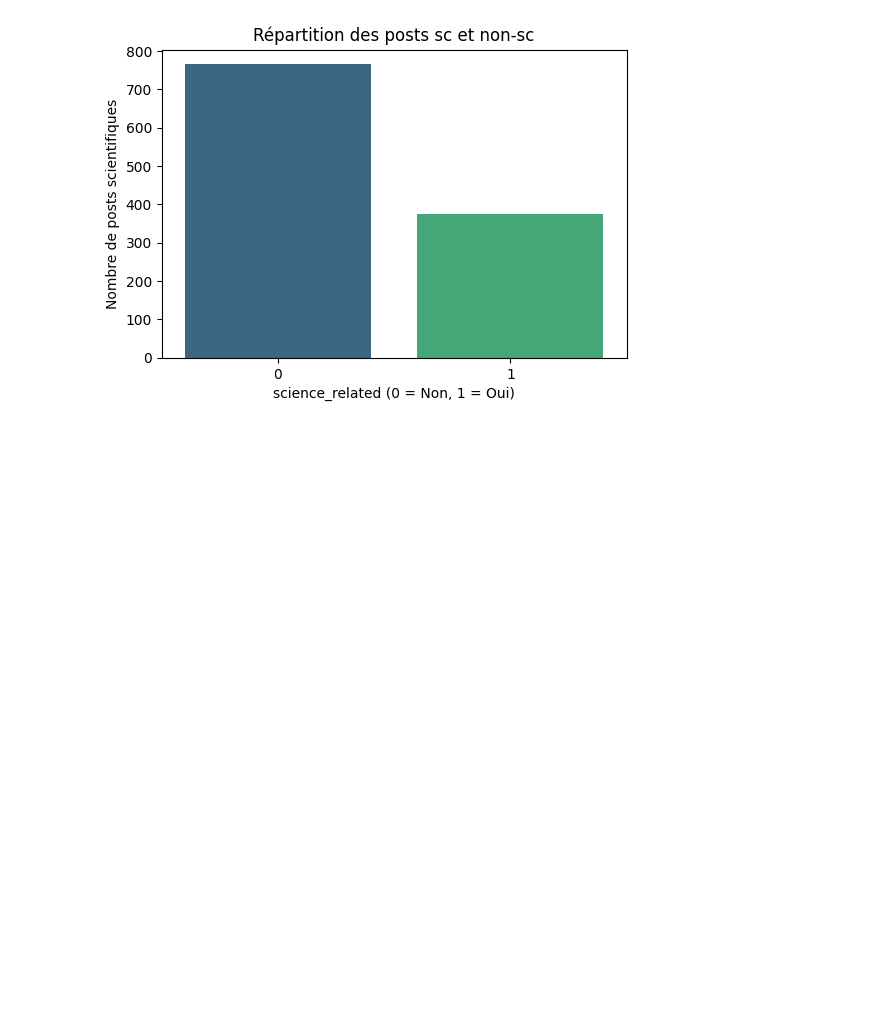
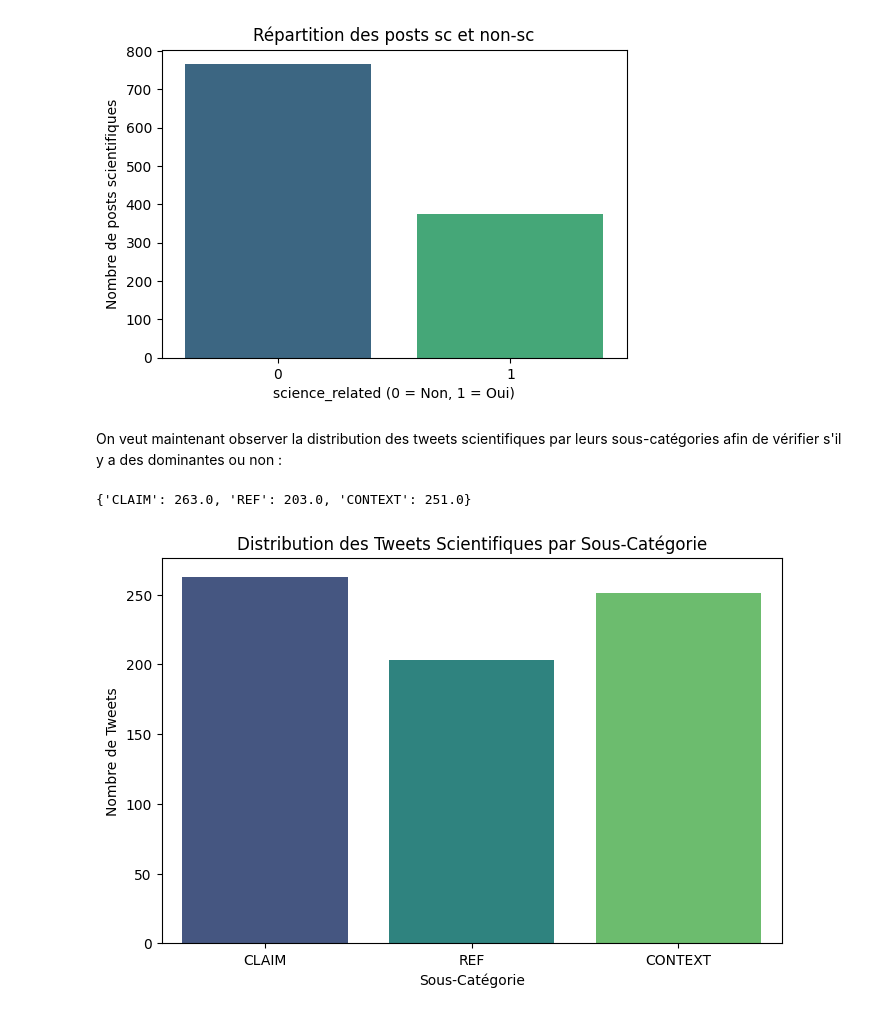
Before and after one commit to ibrayoubi10/Projet-Machine-Learning, a Jupyter notebook: notebook_scitweet.ipynb, the cells around one changed output. Cells and saved outputs as stored; diff of their text form; code cells hidden in the pictures; blank space fills up the shorter version.

Commit message:
Ajout de la visualisation de la distribution par sous-catégories

```diff
--- a/notebook_scitweet.ipynb
+++ b/notebook_scitweet.ipynb
@@ -150,3 +148,26 @@ plt.title("Répartition des posts sc et non-sc")
 plt.show()
 # %% [output]
 [figure]
+# %% [markdown]
+On veut maintenant observer la distribution des tweets scientifiques par leurs sous-catégories afin de vérifier s'il y a des dominantes ou non :
+# %%
+counts = {
+    "CLAIM": df["scientific_claim"].sum(),
+    "REF": df["scientific_reference"].sum(),
+    "CONTEXT": df["scientific_context"].sum()
+}
+
+print(counts)
+
+df_counts = pd.DataFrame(list(counts.items()), columns=["Category", "Count"])
+
+plt.figure(figsize=(8,5))
+sns.barplot(x="Category", y="Count", data=df_counts, palette="viridis")
+
+plt.title("Distribution des Tweets Scientifiques par Sous-Catégorie")
+plt.xlabel("Sous-Catégorie")
+plt.ylabel("Nombre de Tweets")
+plt.show()
+# %% [output]
+{'CLAIM': 263.0, 'REF': 203.0, 'CONTEXT': 251.0}
+[figure, added]
```
Also changed, not shown: parts of 1 cell of this notebook.
